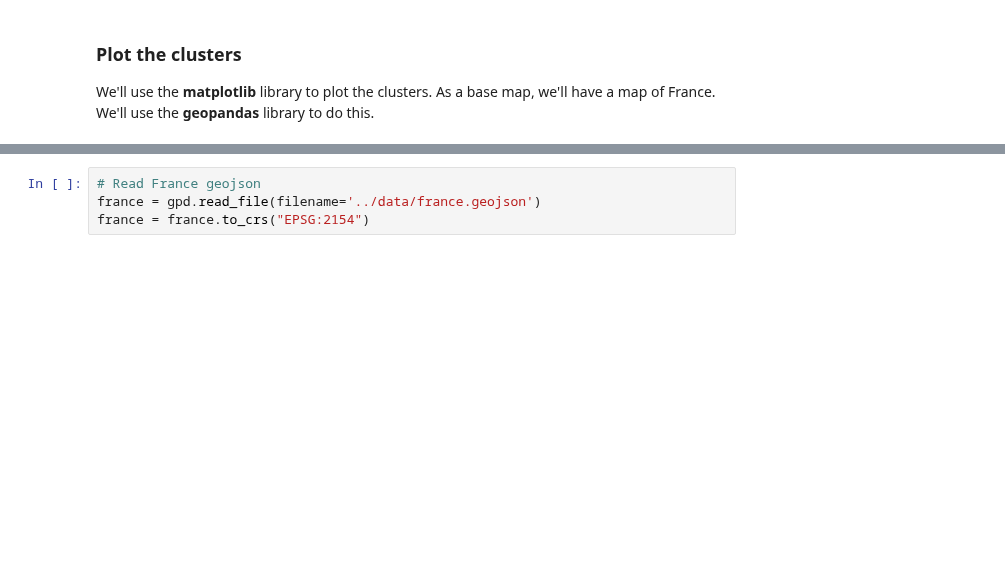
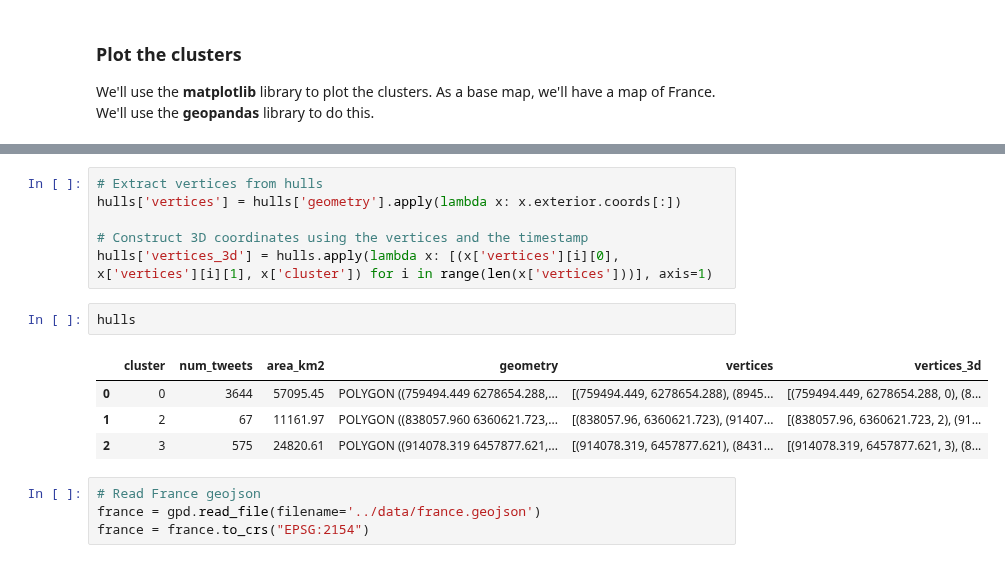
Before and after one commit to lletassey/clustering-tweets-earthquake, a Jupyter notebook: notebooks/algos/stdbscan.ipynb, the cells around one changed output, grey strips where cells are left out. Cells and saved outputs as stored; diff of their text form; blank space fills up the shorter version.

```diff
--- a/notebooks/algos/stdbscan.ipynb
+++ b/notebooks/algos/stdbscan.ipynb
@@ -171,3 +208,16 @@ We'll use the **matplotlib** library to plot the clusters. As a base map, we'll
+# %%
+# Extract vertices from hulls
+hulls['vertices'] = hulls['geometry'].apply(lambda x: x.exterior.coords[:])
+
+# Construct 3D coordinates using the vertices and the timestamp
+hulls['vertices_3d'] = hulls.apply(lambda x: [(x['vertices'][i][0], x['vertices'][i][1], x['cluster']) for i in range(len(x['vertices']))], axis=1)
+# %%
+hulls
+# %% [output]
+|  | cluster | num_tweets | area_km2 | geometry | vertices | vertices_3d |
+| 0 | 0 | 3644 | 57095.45 | POLYGON ((759494.449 6278654.288,... | [(759494.449, 6278654.288), (8945... | [(759494.449, 6278654.288, 0), (8... |
+| 1 | 2 | 67 | 11161.97 | POLYGON ((838057.960 6360621.723,... | [(838057.96, 6360621.723), (91407... | [(838057.96, 6360621.723, 2), (91... |
+| 2 | 3 | 575 | 24820.61 | POLYGON ((914078.319 6457877.621,... | [(914078.319, 6457877.621), (8431... | [(914078.319, 6457877.621, 3), (8... |
 # %%
 # Read France geojson
 france = gpd.read_file(filename='../data/france.geojson')
```
Also changed, not shown: parts of 3 cells of this notebook, 1 other file.
